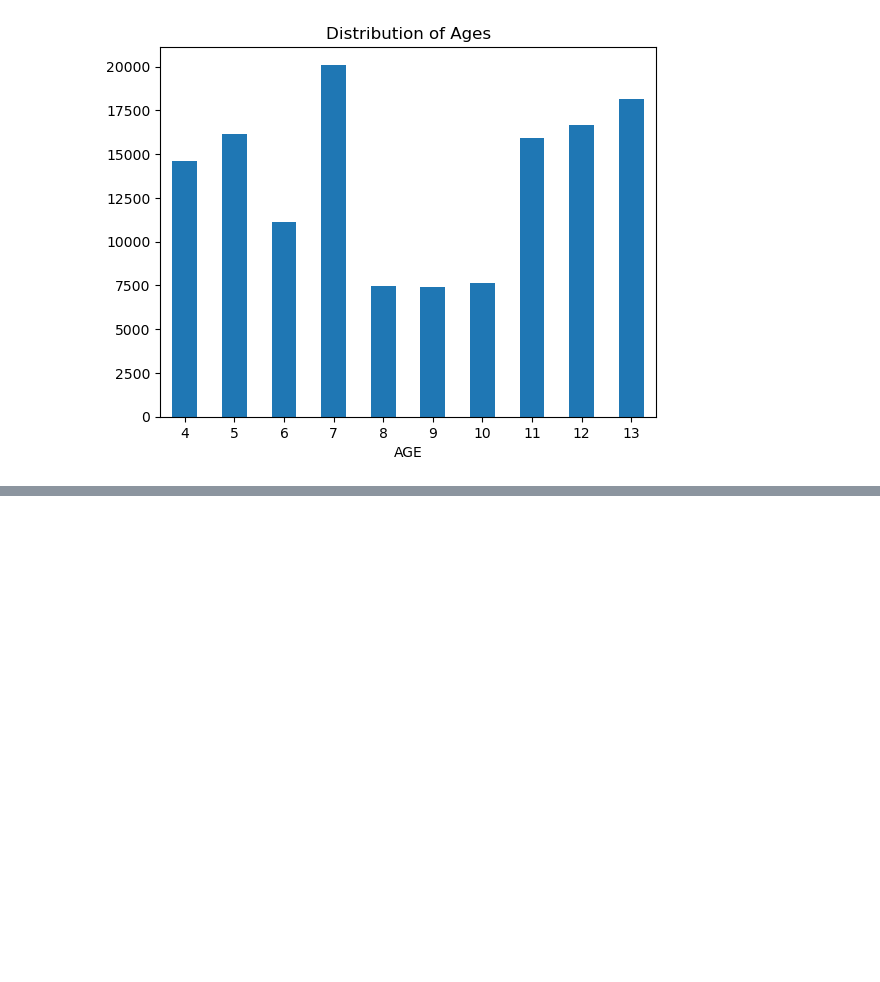
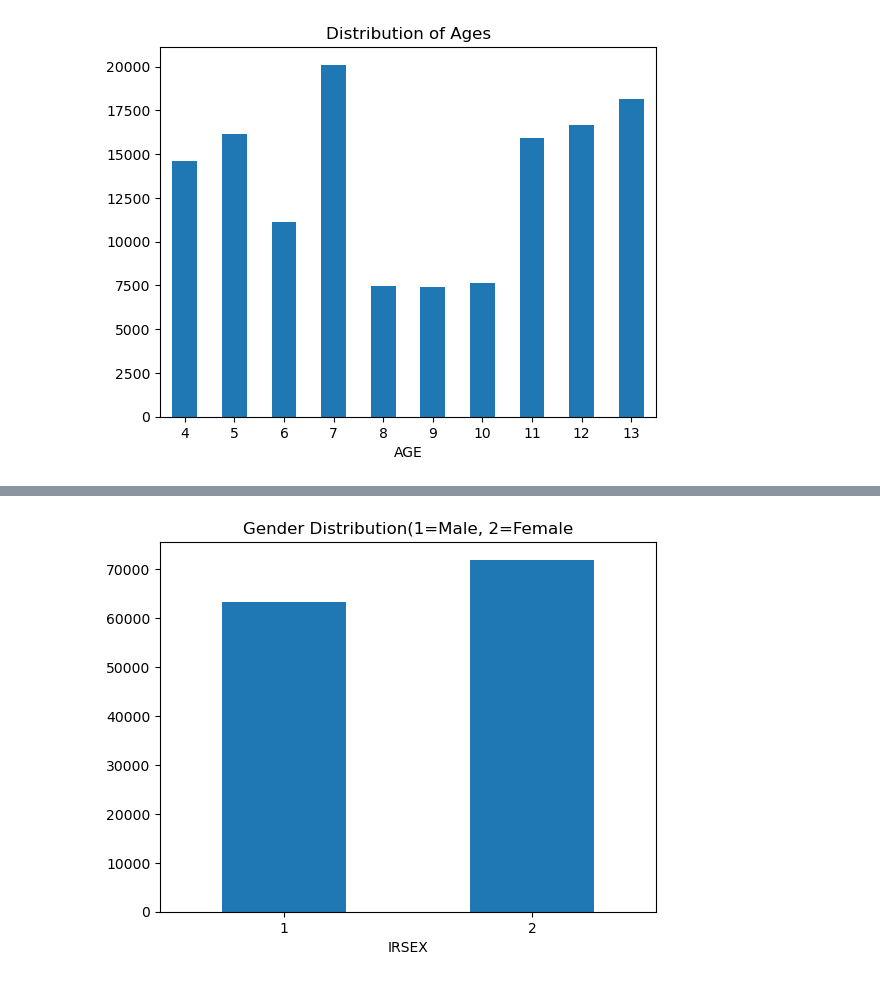
Before and after one commit to ctrimborn12/alcohol-consumption, a Jupyter notebook: analysis_code.ipynb, the cells around one changed output, grey strips where cells are left out. Saved outputs shown, nothing was run; the diff lists cells and outputs as text; code cells hidden in the pictures; blank space fills up the shorter version.

```diff
--- a/analysis_code.ipynb
+++ b/analysis_code.ipynb
@@ -44,0 +70,7 @@ plt.show()
+# %%
+df['IRSEX'].value_counts().sort_index().plot(kind='bar')
+plt.xticks(rotation=0)
+plt.title("Gender Distribution(1=Male, 2=Female")
+plt.show()
+# %% [output]
+[figure, added]
```
Also changed, not shown: parts of 5 cells of this notebook.
